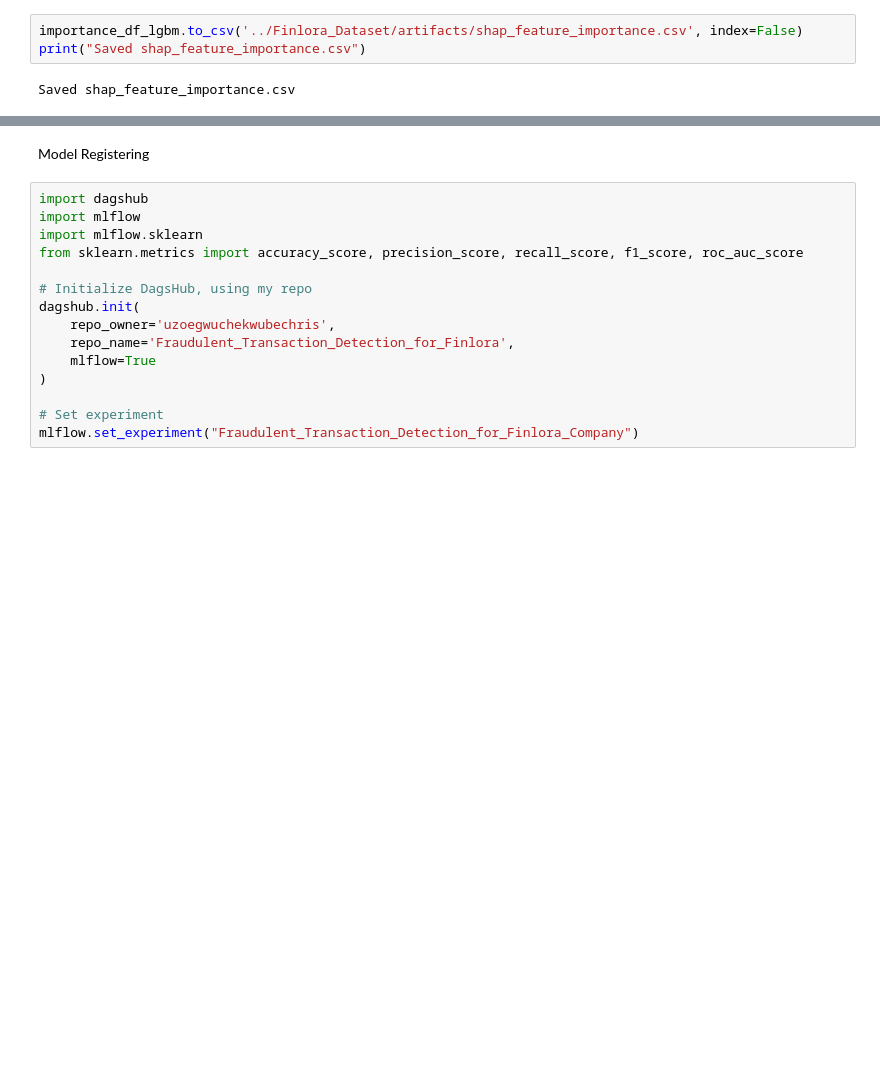
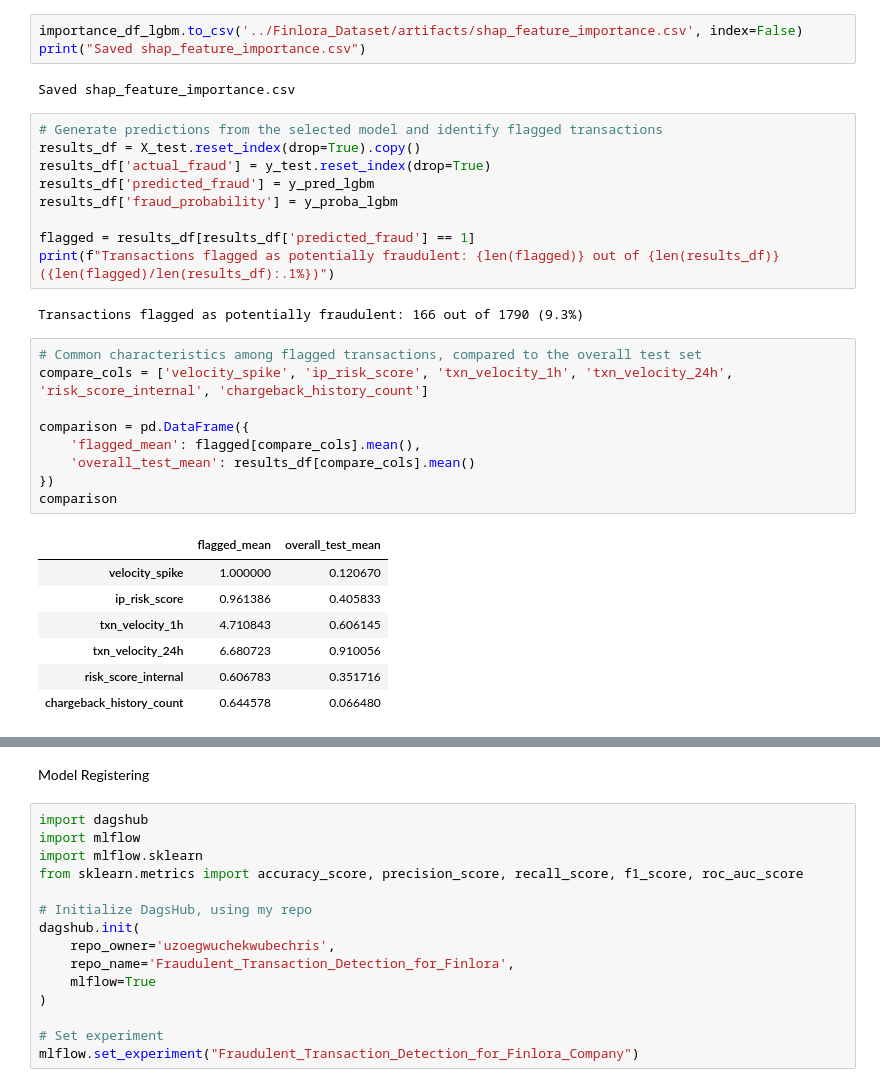
Before and after one commit to Chekwube-Uzoegwu/Fraudulent_Transaction_Detection_for_Finlora, a Jupyter notebook: Notebooks/Modelling.ipynb, the cells around one changed output, grey strips where cells are left out. Saved outputs shown, nothing was run; the diff lists cells and outputs as text; blank space fills up the shorter version.

Commit message:
Analyse flagged transaction characteristics and patterns to close experiment tracking checklist

```diff
--- a/Notebooks/Modelling.ipynb
+++ b/Notebooks/Modelling.ipynb
@@ -673,3 +673,31 @@ importance_df_lgbm.to_csv('../Finlora_Dataset/artifacts/shap_feature_importance.
 print("Saved shap_feature_importance.csv")
 # %% [output]
 Saved shap_feature_importance.csv
+# %%
+# Generate predictions from the selected model and identify flagged transactions
+results_df = X_test.reset_index(drop=True).copy()
+results_df['actual_fraud'] = y_test.reset_index(drop=True)
+results_df['predicted_fraud'] = y_pred_lgbm
+results_df['fraud_probability'] = y_proba_lgbm
+
+flagged = results_df[results_df['predicted_fraud'] == 1]
+print(f"Transactions flagged as potentially fraudulent: {len(flagged)} out of {len(results_df)} ({len(flagged)/len(results_df):.1%})")
+# %% [output]
+Transactions flagged as potentially fraudulent: 166 out of 1790 (9.3%)
+# %%
+# Common characteristics among flagged transactions, compared to the overall test set
+compare_cols = ['velocity_spike', 'ip_risk_score', 'txn_velocity_1h', 'txn_velocity_24h', 'risk_score_internal', 'chargeback_history_count']
+
+comparison = pd.DataFrame({
+    'flagged_mean': flagged[compare_cols].mean(),
+    'overall_test_mean': results_df[compare_cols].mean()
+})
+comparison
+# %% [output]
+|  | flagged_mean | overall_test_mean |
+| velocity_spike | 1.000000 | 0.120670 |
+| ip_risk_score | 0.961386 | 0.405833 |
+| txn_velocity_1h | 4.710843 | 0.606145 |
+| txn_velocity_24h | 6.680723 | 0.910056 |
+| risk_score_internal | 0.606783 | 0.351716 |
+| chargeback_history_count | 0.644578 | 0.066480 |
```
Also changed, not shown: parts of 4 cells of this notebook.
